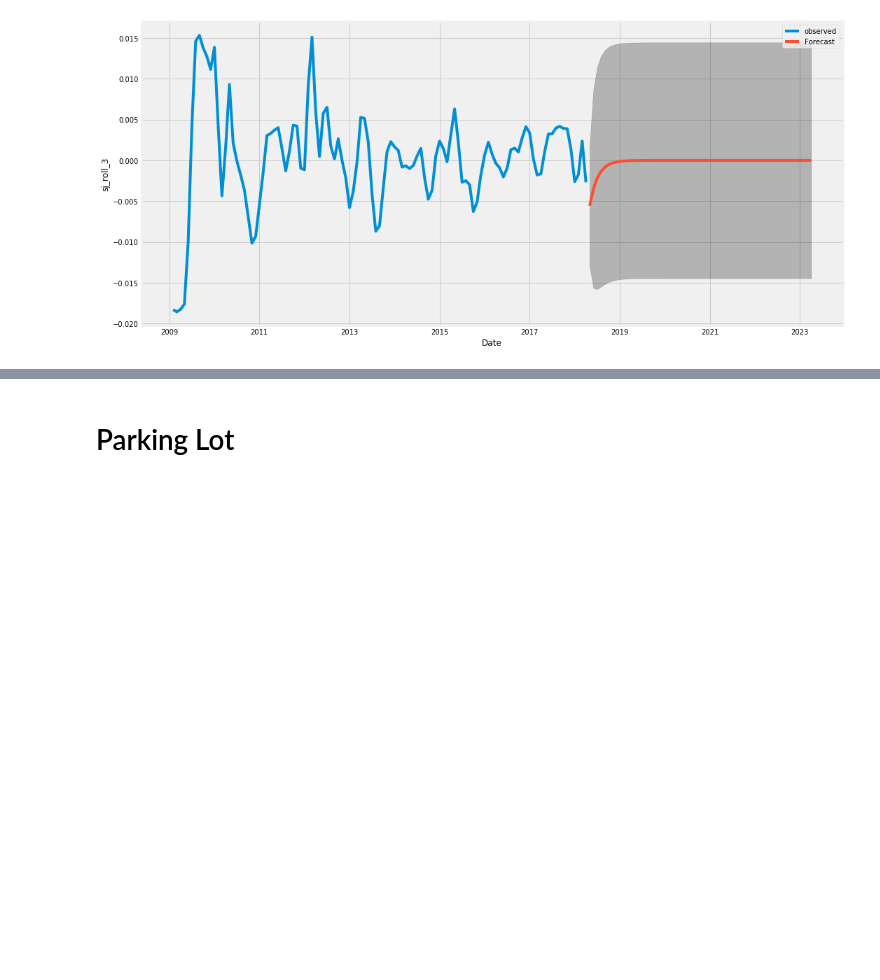
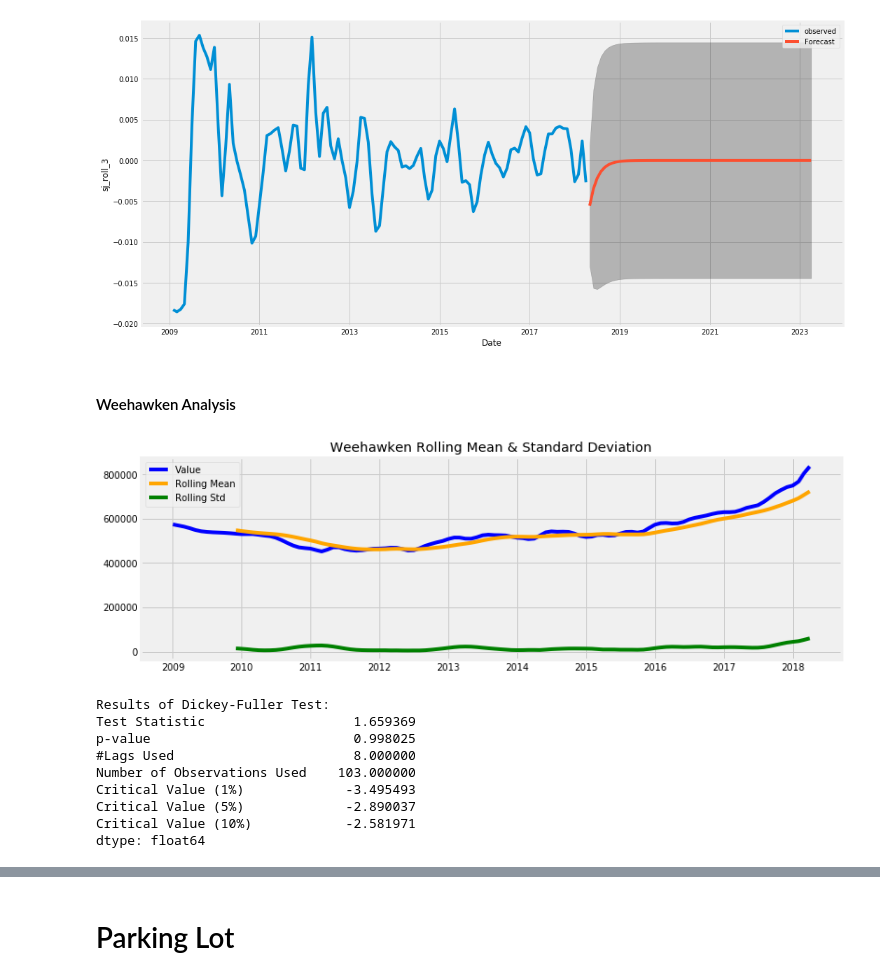
Before and after one commit to rab175/dsc-mod-4-project-online-ds-pt-071519, a Jupyter notebook: Mod 4 Project Notebook.ipynb, the cells around one changed output, grey strips where cells are left out. Drawn from its saved outputs; the diff is of its cells as text; code cells hidden in the pictures; blank space fills up the shorter version.

```diff
--- a/Mod 4 Project Notebook.ipynb
+++ b/Mod 4 Project Notebook.ipynb
@@ -1189,3 +1239,19 @@ plt.legend()
 plt.show()
 # %% [output]
 [figure]
+# %% [markdown]
+#### Weehawken Analysis
+# %%
+#stationarity check
+stationarity_check(wh_ts, title='Weehawken')
+# %% [output]
+[figure, added]
+Results of Dickey-Fuller Test:
+Test Statistic                   1.659369
+p-value                          0.998025
+#Lags Used                       8.000000
+Number of Observations Used    103.000000
+Critical Value (1%)             -3.495493
+Critical Value (5%)             -2.890037
+Critical Value (10%)            -2.581971
+dtype: float64
```
Also changed, not shown: parts of 22 cells of this notebook, 1 other file.
